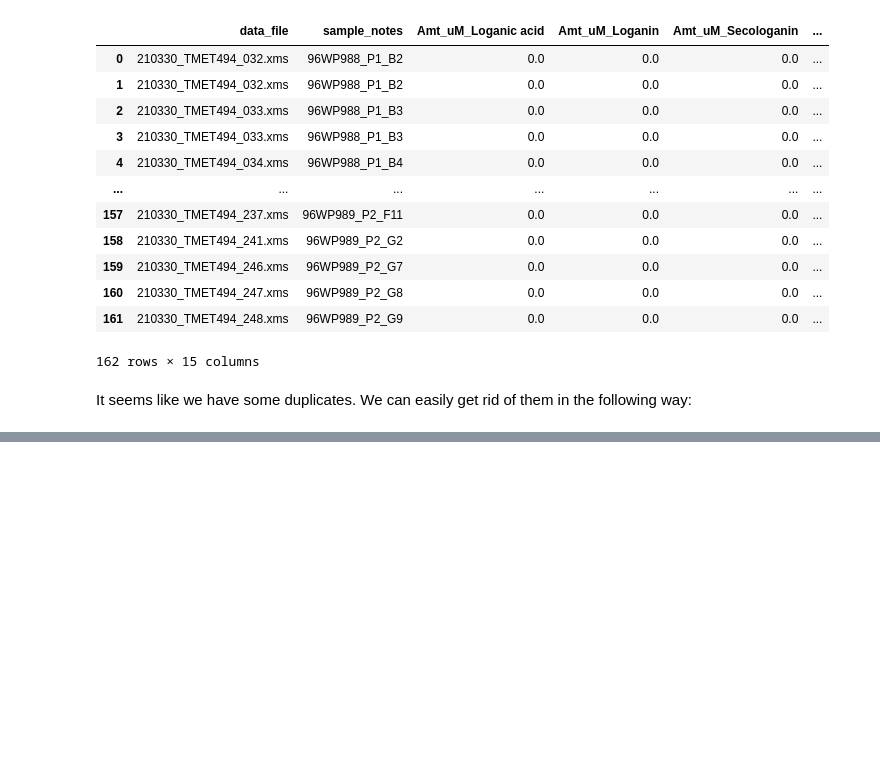
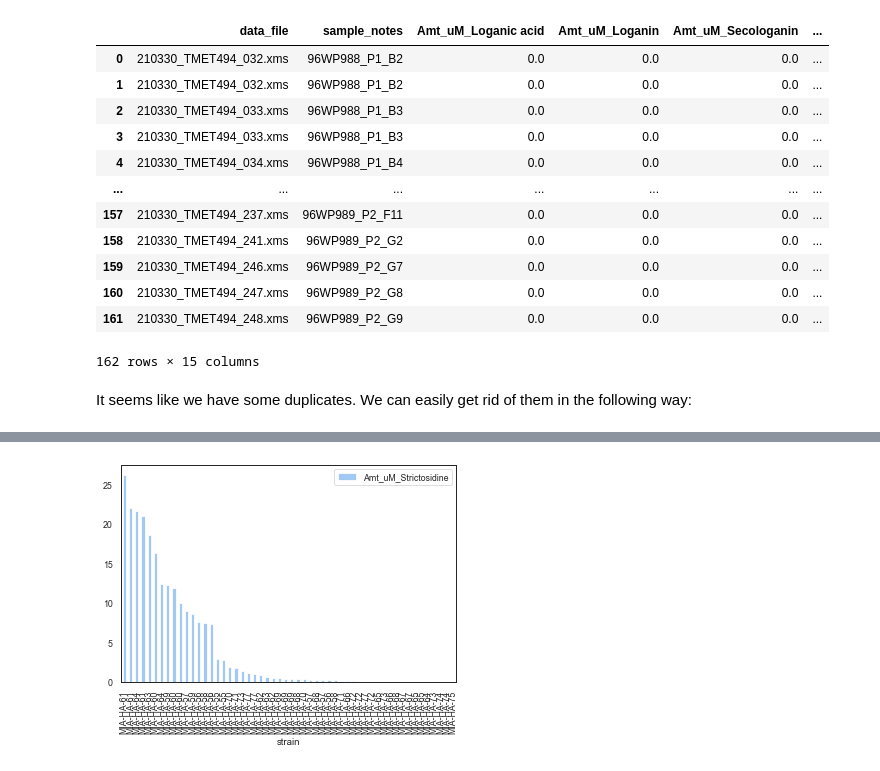
Before and after one commit to hiyama341/ConStrain, a Jupyter notebook: colab_notebooks/07_TEST_LibraryCharacterisation.ipynb, the cells around one changed output, grey strips where cells are left out. Cells and saved outputs as stored; diff of their text form; code cells hidden in the pictures; blank space fills up the shorter version.

```diff
--- a/colab_notebooks/07_TEST_LibraryCharacterisation.ipynb
+++ b/colab_notebooks/07_TEST_LibraryCharacterisation.ipynb
@@ -382,0 +360,7 @@ sorted_df
+# %%
+yp49 = sorted_df.loc[sorted_df['plate'] == 'yp49']
+yp49.plot.bar(x = 'strain', y = 'Amt_uM_Strictosidine')
+#yp49.head(50)
+None
+# %% [output]
+[figure, added]
```
Also changed, not shown: parts of 149 cells of this notebook, 58 other files.
